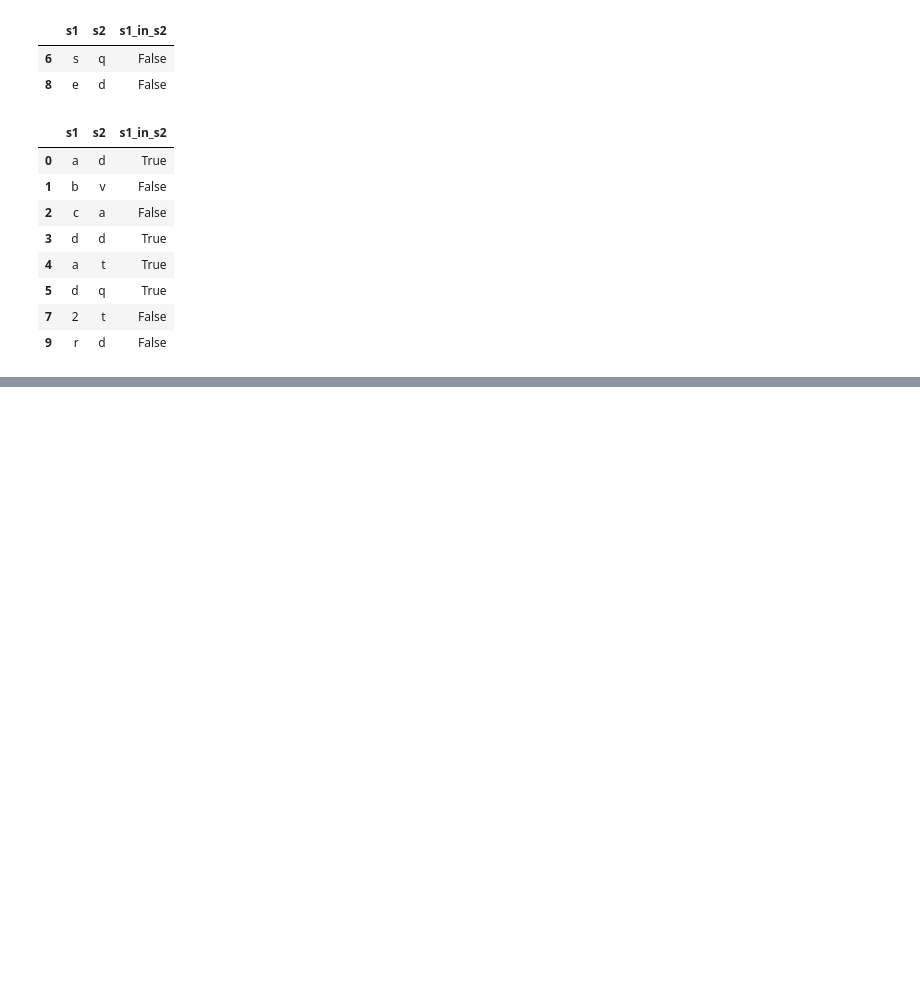
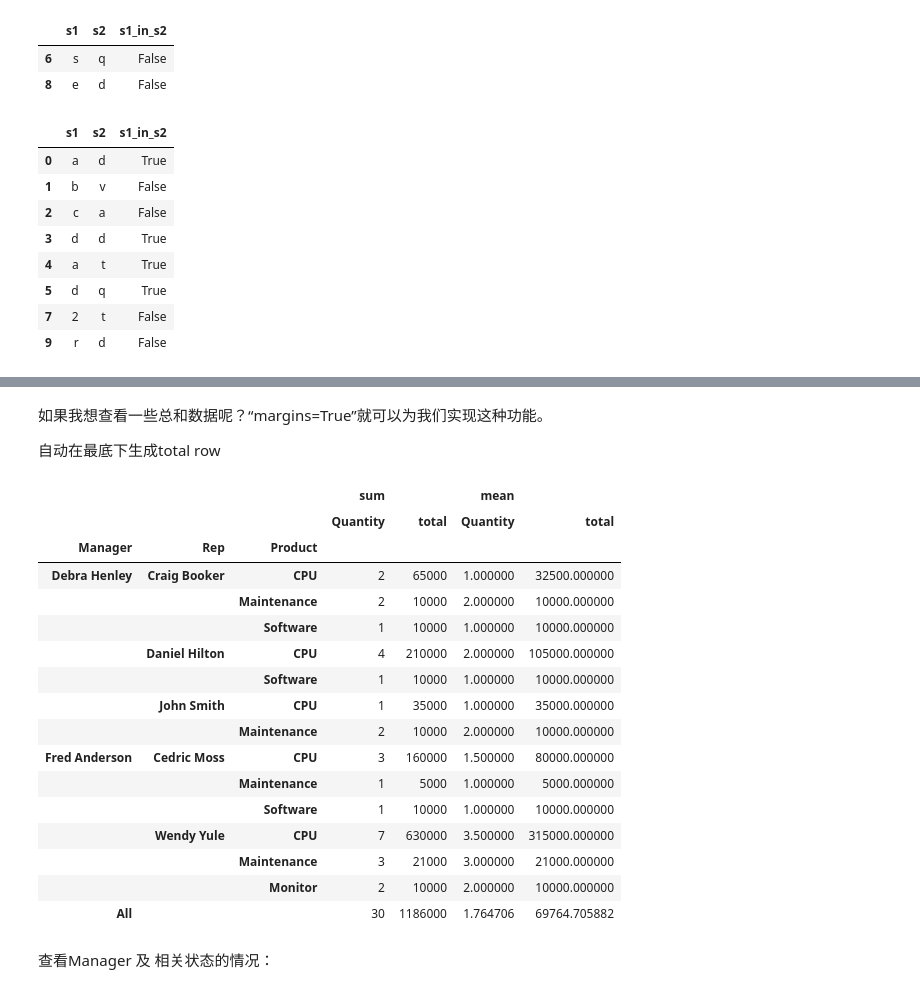
Before and after one commit to WenWeiKun-byte/PyData-Cookbook, a Jupyter notebook: Data Cleaning & Data Munging 03.ipynb, the cells around one changed output, grey strips where cells are left out. Cells and saved outputs as stored; diff of their text form; code cells hidden in the pictures; blank space fills up the shorter version.

```diff
--- a/Data Cleaning & Data Munging 03.ipynb
+++ b/Data Cleaning & Data Munging 03.ipynb
@@ -153,0 +398,28 @@ df[~df.s1.isin(list('test'))]
+# %% [markdown]
+如果我想查看一些总和数据呢？“margins=True”就可以为我们实现这种功能。
+
+自动在最底下生成total row
+# %%
+pd.pivot_table(df,index=["Manager","Rep","Product"],
+               values=["total","Quantity"],
+               aggfunc=[np.sum,np.mean],fill_value=0,margins=True)
+# %% [output]
+|  |  |  | sum |  | mean |  |
+|  |  |  | Quantity | total | Quantity | total |
+| Manager | Rep | Product |  |  |  |  |
+| Debra Henley | Craig Booker | CPU | 2 | 65000 | 1.000000 | 32500.000000 |
+|  |  | Maintenance | 2 | 10000 | 2.000000 | 10000.000000 |
+|  |  | Software | 1 | 10000 | 1.000000 | 10000.000000 |
+|  | Daniel Hilton | CPU | 4 | 210000 | 2.000000 | 105000.000000 |
+|  |  | Software | 1 | 10000 | 1.000000 | 10000.000000 |
+|  | John Smith | CPU | 1 | 35000 | 1.000000 | 35000.000000 |
+|  |  | Maintenance | 2 | 10000 | 2.000000 | 10000.000000 |
+| Fred Anderson | Cedric Moss | CPU | 3 | 160000 | 1.500000 | 80000.000000 |
+|  |  | Maintenance | 1 | 5000 | 1.000000 | 5000.000000 |
+|  |  | Software | 1 | 10000 | 1.000000 | 10000.000000 |
+|  | Wendy Yule | CPU | 7 | 630000 | 3.500000 | 315000.000000 |
+|  |  | Maintenance | 3 | 21000 | 3.000000 | 21000.000000 |
+|  |  | Monitor | 2 | 10000 | 2.000000 | 10000.000000 |
+| All |  |  | 30 | 1186000 | 1.764706 | 69764.705882 |
+# %% [markdown]
+查看Manager 及 相关状态的情况：
```
Also changed, not shown: parts of 59 cells of this notebook, 4 other files.
